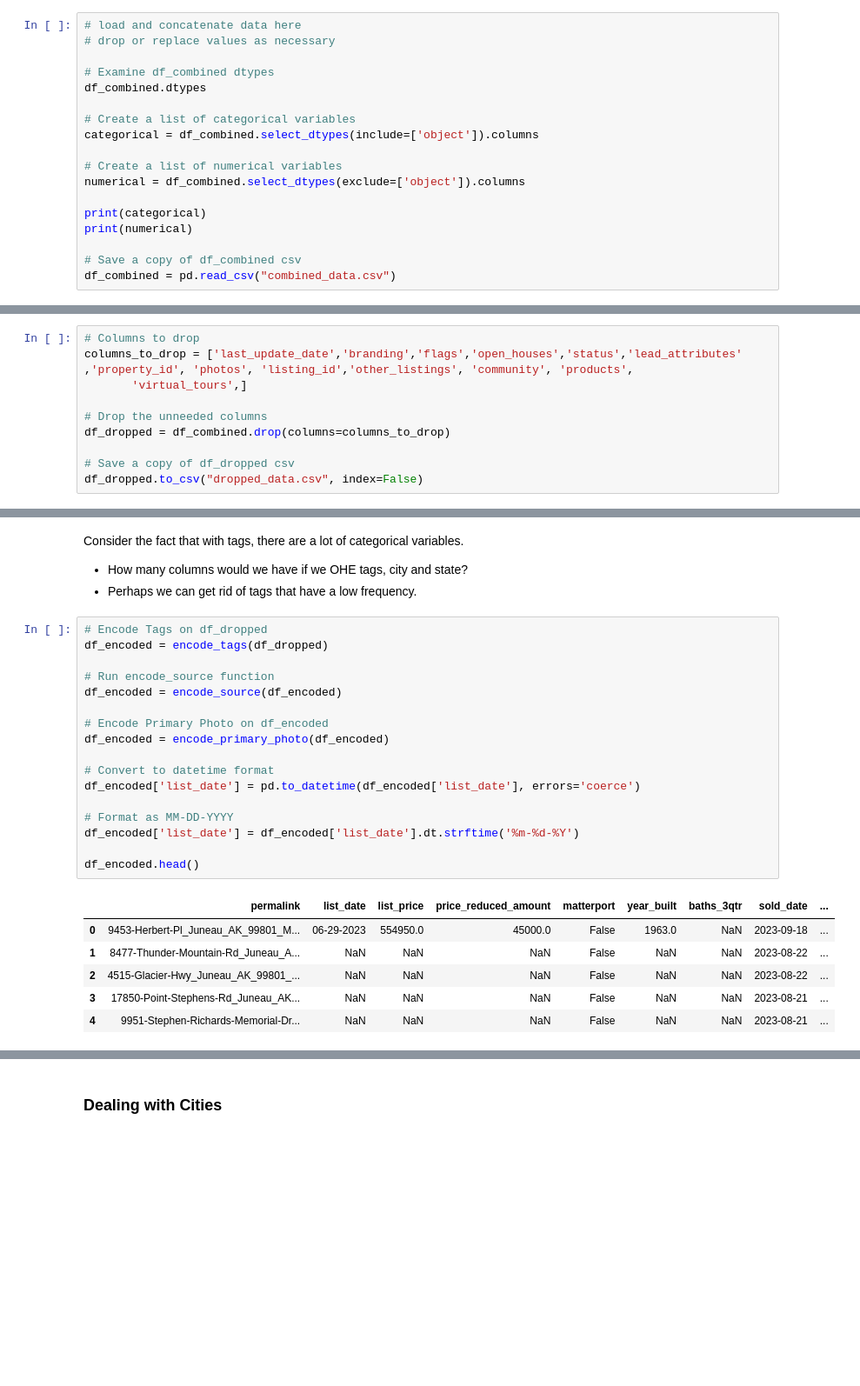
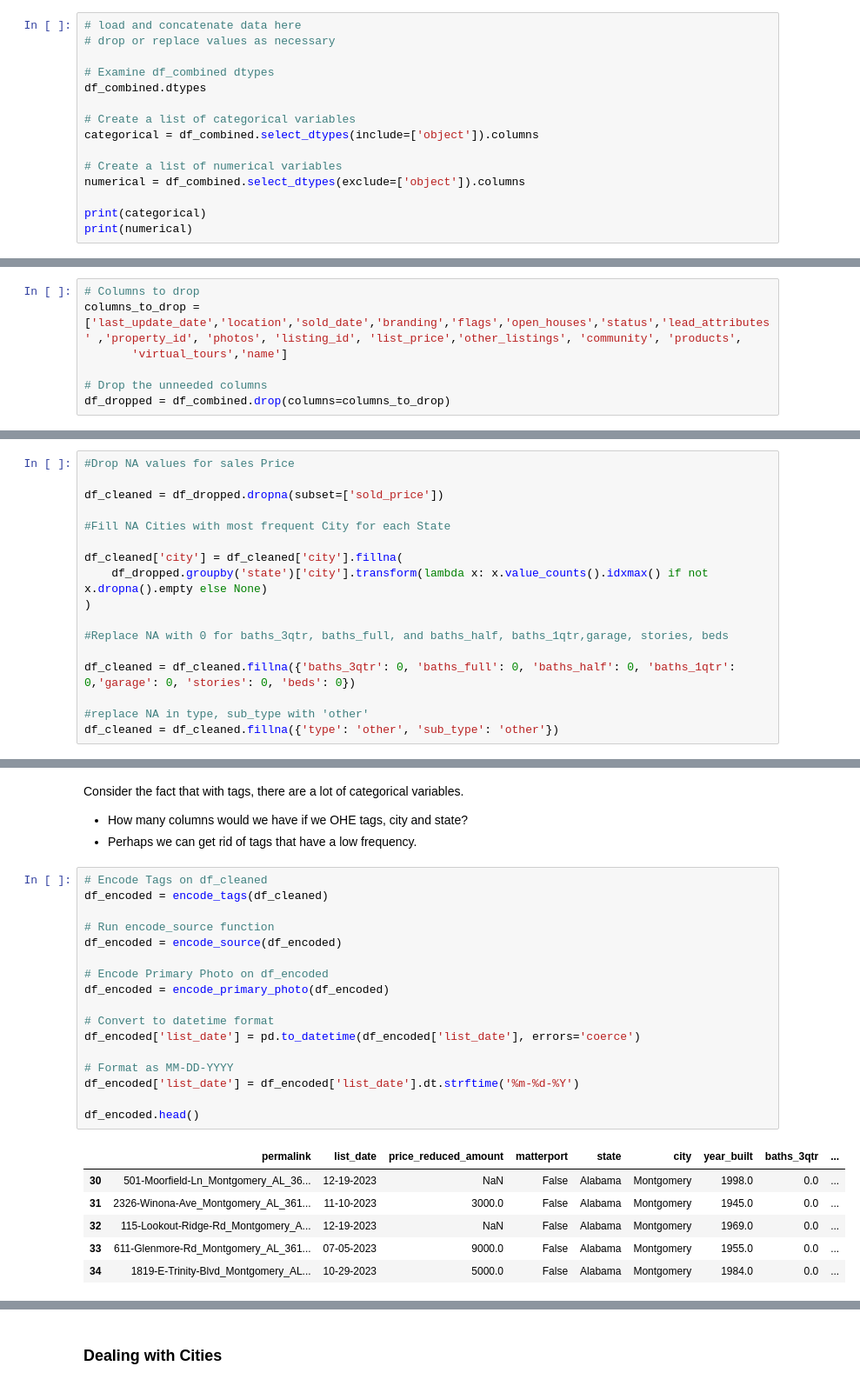
Before and after one commit to ryanlaict/Midterm-project, a Jupyter notebook: notebooks/1 - EDA.ipynb, the cells around one changed output, grey strips where cells are left out. Shown at 87% size. Saved outputs shown, nothing was run; the diff lists cells and outputs as text; blank space fills up the shorter version.

```diff
--- a/notebooks/1 - EDA.ipynb
+++ b/notebooks/1 - EDA.ipynb
@@ -162,8 +146,5 @@ numerical = df_combined.select_dtypes(exclude=['object']).columns
 
 print(categorical)
 print(numerical)
-
-# Save a copy of df_combined csv
-df_combined = pd.read_csv("combined_data.csv")
 # %% [output]
 Index(['primary_photo', 'last_update_date', 'source', 'tags', 'permalink',
@@ -178,11 +159,8 @@ Index(['open_houses', 'list_price', 'property_id', 'listing_id',
       dtype='object')
 # %%
 # Columns to drop
-columns_to_drop = ['last_update_date','branding','flags','open_houses','status','lead_attributes' ,'property_id', 'photos', 'listing_id','other_listings', 'community', 'products',
-       'virtual_tours',]
+columns_to_drop = ['last_update_date','location','sold_date','branding','flags','open_houses','status','lead_attributes' ,'property_id', 'photos', 'listing_id', 'list_price','other_listings', 'community', 'products',
+       'virtual_tours','name']
 
 # Drop the unneeded columns
 df_dropped = df_combined.drop(columns=columns_to_drop)
-
-# Save a copy of df_dropped csv
-df_dropped.to_csv("dropped_data.csv", index=False)
@@ -188,0 +177,17 @@ df_dropped.to_csv("dropped_data.csv", index=False)
+# %%
+#Drop NA values for sales Price
+
+df_cleaned = df_dropped.dropna(subset=['sold_price'])
+
+#Fill NA Cities with most frequent City for each State
+
+df_cleaned['city'] = df_cleaned['city'].fillna(
+    df_dropped.groupby('state')['city'].transform(lambda x: x.value_counts().idxmax() if not x.dropna().empty else None)
+)
+
+#Replace NA with 0 for baths_3qtr, baths_full, and baths_half, baths_1qtr,garage, stories, beds
+
+df_cleaned = df_cleaned.fillna({'baths_3qtr': 0, 'baths_full': 0, 'baths_half': 0, 'baths_1qtr': 0,'garage': 0, 'stories': 0, 'beds': 0})
+
+#replace NA in type, sub_type with 'other'
+df_cleaned = df_cleaned.fillna({'type': 'other', 'sub_type': 'other'})
@@ -193,26 +214,26 @@ Consider the fact that with tags, there are a lot of categorical variables.
 - How many columns would we have if we OHE tags, city and state?
 - Perhaps we can get rid of tags that have a low frequency.
 # %%
-# Encode Tags on df_dropped
-df_encoded = encode_tags(df_dropped)
+# Encode Tags on df_cleaned
+df_encoded = encode_tags(df_cleaned)
 
 # Run encode_source function
 df_encoded = encode_source(df_encoded)
 
 # Encode Primary Photo on df_encoded
 df_encoded = encode_primary_photo(df_encoded)
 
 # Convert to datetime format
 df_encoded['list_date'] = pd.to_datetime(df_encoded['list_date'], errors='coerce')
 
 # Format as MM-DD-YYYY
 df_encoded['list_date'] = df_encoded['list_date'].dt.strftime('%m-%d-%Y')
 
 df_encoded.head()
 # %% [output]
-|  | permalink | list_date | list_price | price_reduced_amount | matterport | year_built | baths_3qtr | sold_date | ... |
-| 0 | 9453-Herbert-Pl_Juneau_AK_99801_M... | 06-29-2023 | 554950.0 | 45000.0 | False | 1963.0 | NaN | 2023-09-18 | ... |
-| 1 | 8477-Thunder-Mountain-Rd_Juneau_A... | NaN | NaN | NaN | False | NaN | NaN | 2023-08-22 | ... |
-| 2 | 4515-Glacier-Hwy_Juneau_AK_99801_... | NaN | NaN | NaN | False | NaN | NaN | 2023-08-22 | ... |
-| 3 | 17850-Point-Stephens-Rd_Juneau_AK... | NaN | NaN | NaN | False | NaN | NaN | 2023-08-21 | ... |
-| 4 | 9951-Stephen-Richards-Memorial-Dr... | NaN | NaN | NaN | False | NaN | NaN | 2023-08-21 | ... |
+|  | permalink | list_date | price_reduced_amount | matterport | state | city | year_built | baths_3qtr | ... |
+| 30 | 501-Moorfield-Ln_Montgomery_AL_36... | 12-19-2023 | NaN | False | Alabama | Montgomery | 1998.0 | 0.0 | ... |
+| 31 | 2326-Winona-Ave_Montgomery_AL_361... | 11-10-2023 | 3000.0 | False | Alabama | Montgomery | 1945.0 | 0.0 | ... |
+| 32 | 115-Lookout-Ridge-Rd_Montgomery_A... | 12-19-2023 | NaN | False | Alabama | Montgomery | 1969.0 | 0.0 | ... |
+| 33 | 611-Glenmore-Rd_Montgomery_AL_361... | 07-05-2023 | 9000.0 | False | Alabama | Montgomery | 1955.0 | 0.0 | ... |
+| 34 | 1819-E-Trinity-Blvd_Montgomery_AL... | 10-29-2023 | 5000.0 | False | Alabama | Montgomery | 1984.0 | 0.0 | ... |
```
Also changed, not shown: parts of 25 cells of this notebook, 6 other files.
